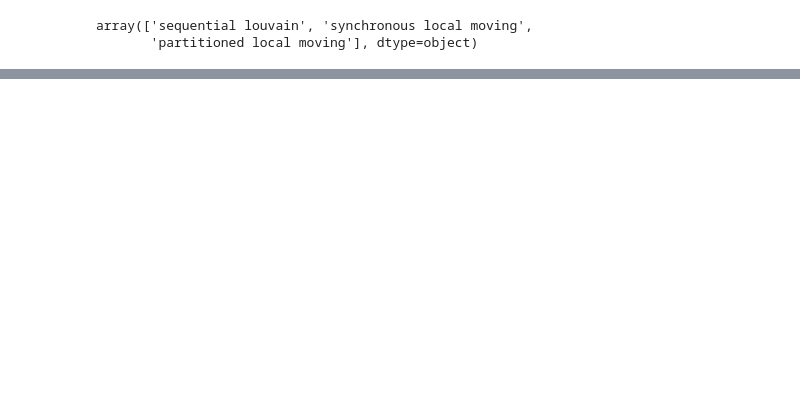
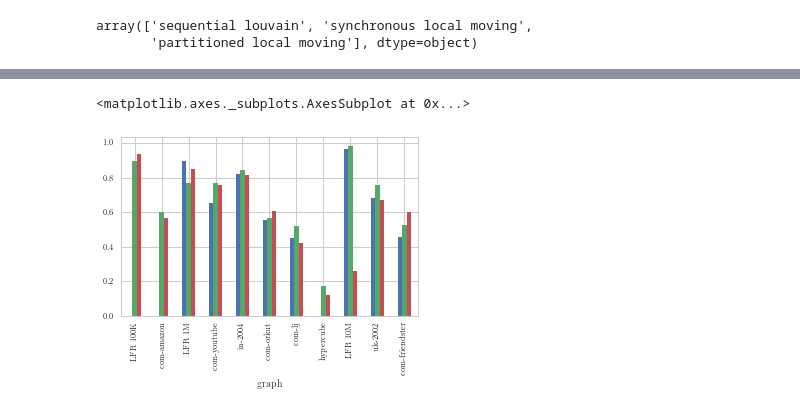
Before and after one commit to kit-algo/distributed_clustering_thrill, a Jupyter notebook: analysis/LFR Graph Size.ipynb, the cells around one changed output, grey strips where cells are left out. Drawn from its saved outputs; the diff is of its cells as text; code cells hidden in the pictures; blank space fills up the shorter version.

```diff
--- a/analysis/LFR Graph Size.ipynb
+++ b/analysis/LFR Graph Size.ipynb
@@ -240,0 +254,11 @@ savefig("lfr_size_seq")
+# %%
+frames['clustering'] \
+    .merge(frames['algorithm_run'], left_on='algorithm_run_id', right_index=True) \
+    .merge(frames['program_run'], left_on='program_run_id', right_index=True) \
+    .groupby(['graph', 'algorithm'])['{}_seq'.format(measure)].mean().dropna().unstack() \
+    .loc[frames['program_run'].sort_values('node_count')['graph'].dropna().unique()] \
+    .dropna(how='all') \
+    .plot.bar(legend=False, ax=axes[i])
+# %% [output]
+<matplotlib.axes._subplots.AxesSubplot at 0x...>
+[figure, added]
```
Also changed, not shown: parts of 4 cells of this notebook, 2 other files.
